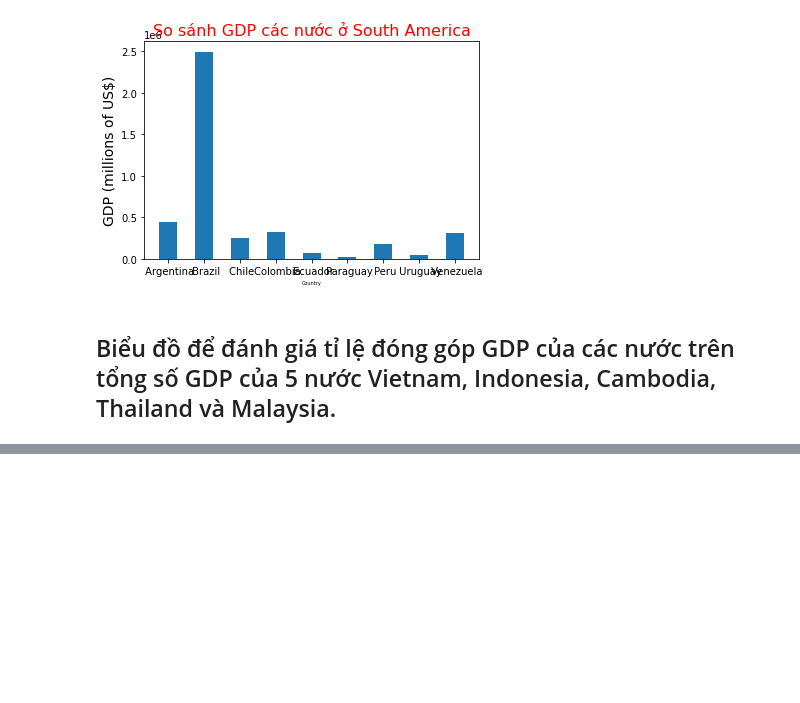
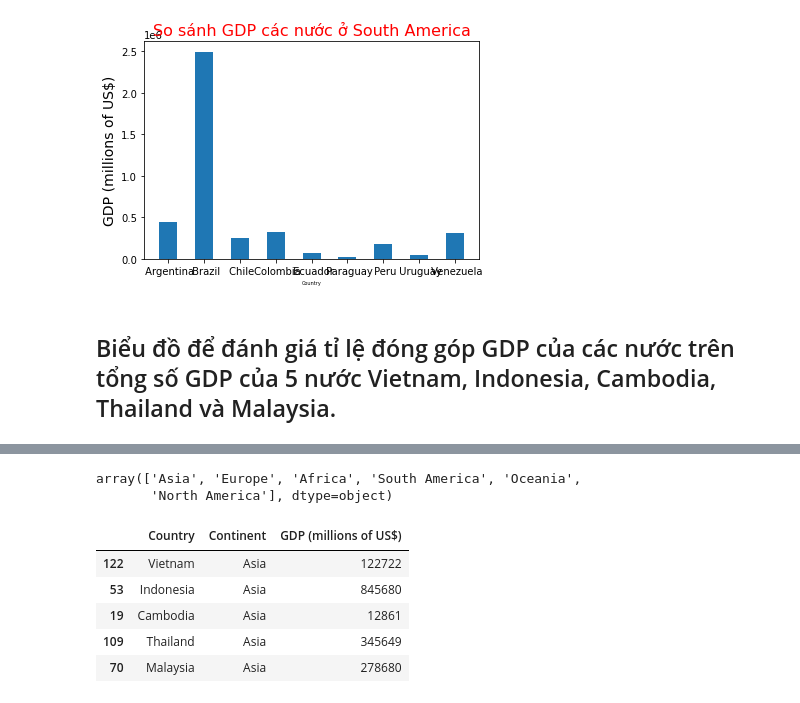
Before and after one commit to myhoa2409/data, a Jupyter notebook: [Bài tập] Trực quan hóa cơ bản dữ liệu GDP list.ipynb, the cells around one changed output, grey strips where cells are left out. Cells and saved outputs as stored; diff of their text form; code cells hidden in the pictures; blank space fills up the shorter version.

```diff
--- a/[Bài tập] Trực quan hóa cơ bản dữ liệu GDP list.ipynb
+++ b/[Bài tập] Trực quan hóa cơ bản dữ liệu GDP list.ipynb
@@ -79,0 +93,21 @@ ValueError: The truth value of a Series is ambiguous. Use a.empty, a.bool(), a.i
+# %%
+data.loc[:,'Continent'].unique()
+# %% [output]
+array(['Asia', 'Europe', 'Africa', 'South America', 'Oceania',
+       'North America'], dtype=object)
+# %%
+#Lọc ra 5 nước DNA
+DNA_ = ['\xa0Vietnam', '\xa0Indonesia', '\xa0Cambodia', '\xa0Thailand', '\xa0Malaysia']
+
+DNA = pd.DataFrame(columns=data.columns)
+for country in DNA_:
+    DNA = pd.concat([DNA, data.loc[data.loc[:,'Country']==country]]) #pd.concat([dt1, dt2], axis)
+    # DNA = DNA.append(data.loc[data.loc[:,'Country']==country]) #deprecated
+DNA
+# %% [output]
+|  | Country | Continent | GDP (millions of US$) |
+| 122 | Vietnam | Asia | 122722 |
+| 53 | Indonesia | Asia | 845680 |
+| 19 | Cambodia | Asia | 12861 |
+| 109 | Thailand | Asia | 345649 |
+| 70 | Malaysia | Asia | 278680 |
```
Also changed, not shown: parts of 3 cells of this notebook, 7 other files.
